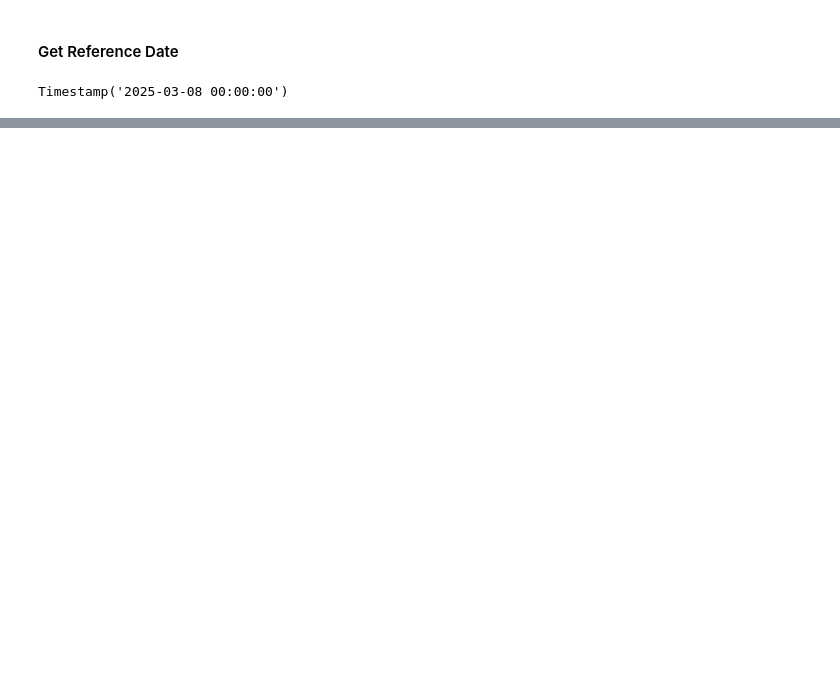
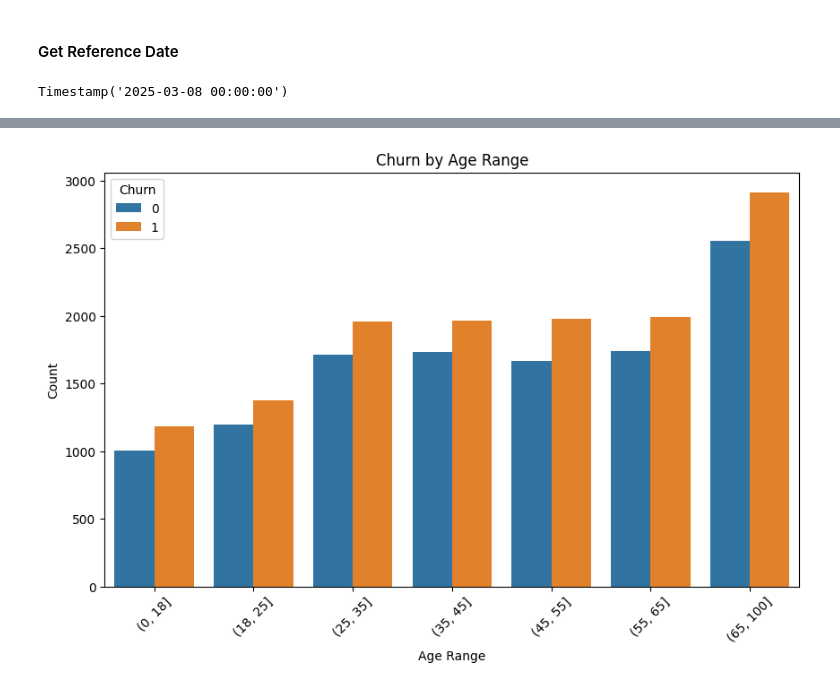
Before and after one commit to sandesh287/data-science-models-ipynb, a Jupyter notebook: netflix_churn_prediction.ipynb, the cells around one changed output, grey strips where cells are left out. Saved outputs shown, nothing was run; the diff lists cells and outputs as text; code cells hidden in the pictures; blank space fills up the shorter version.

```diff
--- a/netflix_churn_prediction.ipynb
+++ b/netflix_churn_prediction.ipynb
@@ -161,0 +298,13 @@ Timestamp('2025-03-08 00:00:00')
+# %%
+# Creating age ranges (bins)
+bins = [0, 18, 25, 35, 45, 55, 65, 100]
+
+plt.figure(figsize=(10,6))
+sns.countplot(x=pd.cut(df1['Age'], bins=bins), hue=df1['Churn'])
+plt.xlabel('Age Range')
+plt.ylabel('Count')
+plt.title('Churn by Age Range')
+plt.xticks(rotation=45)
+plt.show()
+# %% [output]
+[figure, added]
```
Also changed, not shown: parts of 82 cells of this notebook.
